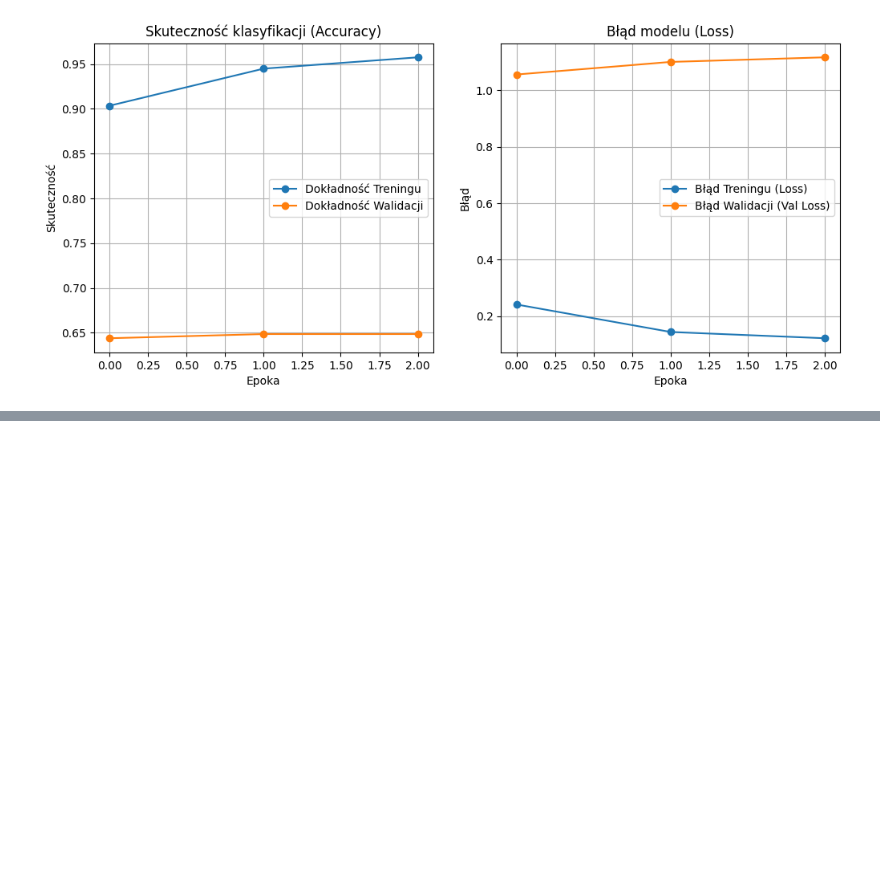
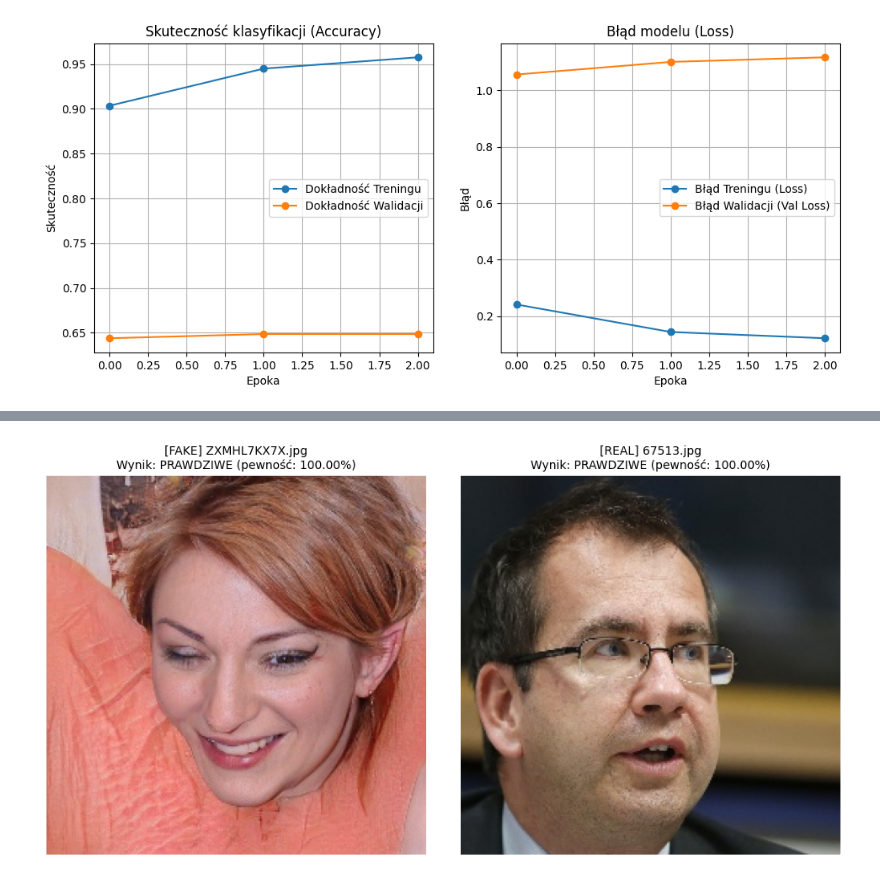
Before and after one commit to pawelzeja098/DL-deepfake-detection, a Jupyter notebook: resnet50_ver0.0.0.ipynb, the cells around one changed output, grey strips where cells are left out. Drawn from its saved outputs; the diff is of its cells as text; code cells hidden in the pictures; blank space fills up the shorter version.

Commit message:
dodanie testowania losowego zdjęcia

```diff
--- a/resnet50_ver0.0.0.ipynb
+++ b/resnet50_ver0.0.0.ipynb
@@ -163,23 +163,57 @@ Model zapisany.
 # %%
 #DO TESTOWANIA GOTOWEJ SIECI
 import tensorflow as tf
 import numpy as np
+import random
+import os
+import matplotlib.pyplot as plt
+import matplotlib.image as mpimg
 
 # Wczytujemy gotową, wytrenowaną sieć (trwa to sekundę)
 moj_model = tf.keras.models.load_model('detektor_deepfake_resnet.keras')
 
-# Funkcja do testowania własnych
+# Funkcja do testowania własnych zdjęć
 def sprawdz_zdjecie(sciezka_do_zdjecia):
     img = tf.keras.utils.load_img(sciezka_do_zdjecia, target_size=(224, 224))
     img_array = tf.keras.utils.img_to_array(img)
-    img_array = np.expand_dims(img_array, axis=0) # Dodanie wymiaru "batch"
+    img_array = np.expand_dims(img_array, axis=0)
 
-    # Preprocessing dla ResNet50
     img_array = tf.keras.applications.resnet50.preprocess_input(img_array)
 
-    wynik = moj_model.predict(img_array)[0][0]
+    wynik = moj_model.predict(img_array, verbose=0)[0][0]
 
     if wynik > 0.5:
-        print(f"To zdjęcie jest PRAWDZIWE (pewność: {wynik * 100:.2f}%)")
+        return f"PRAWDZIWE (pewność: {wynik * 100:.2f}%)"
     else:
-        print(f"To zdjęcie jest FAKE (pewność: {(1 - wynik) * 100:.2f}%)")
+        return f"FAKE (pewność: {(1 - wynik) * 100:.2f}%)"
+
+# Losowanie i testowanie jednego zdjęcia z każdej kategorii
+def testuj_losowe():
+    folder_fake = 'whole/test/test_fake'
+    folder_real = 'whole/test/test_real'
+
+    plik_fake = random.choice(os.listdir(folder_fake))
+    plik_real = random.choice(os.listdir(folder_real))
+
+    sciezka_fake = os.path.join(folder_fake, plik_fake)
+    sciezka_real = os.path.join(folder_real, plik_real)
+
+    wynik_fake = sprawdz_zdjecie(sciezka_fake)
+    wynik_real = sprawdz_zdjecie(sciezka_real)
+
+    fig, axes = plt.subplots(1, 2, figsize=(10, 5))
+
+    axes[0].imshow(mpimg.imread(sciezka_fake))
+    axes[0].set_title(f"[FAKE] {plik_fake}\nWynik: {wynik_fake}", fontsize=10)
+    axes[0].axis('off')
+
+    axes[1].imshow(mpimg.imread(sciezka_real))
+    axes[1].set_title(f"[REAL] {plik_real}\nWynik: {wynik_real}", fontsize=10)
+    axes[1].axis('off')
+
+    plt.tight_layout()
+    plt.show()
+
+testuj_losowe()
+# %% [output]
+[figure, added]
```
Also changed, not shown: 1 other file.
